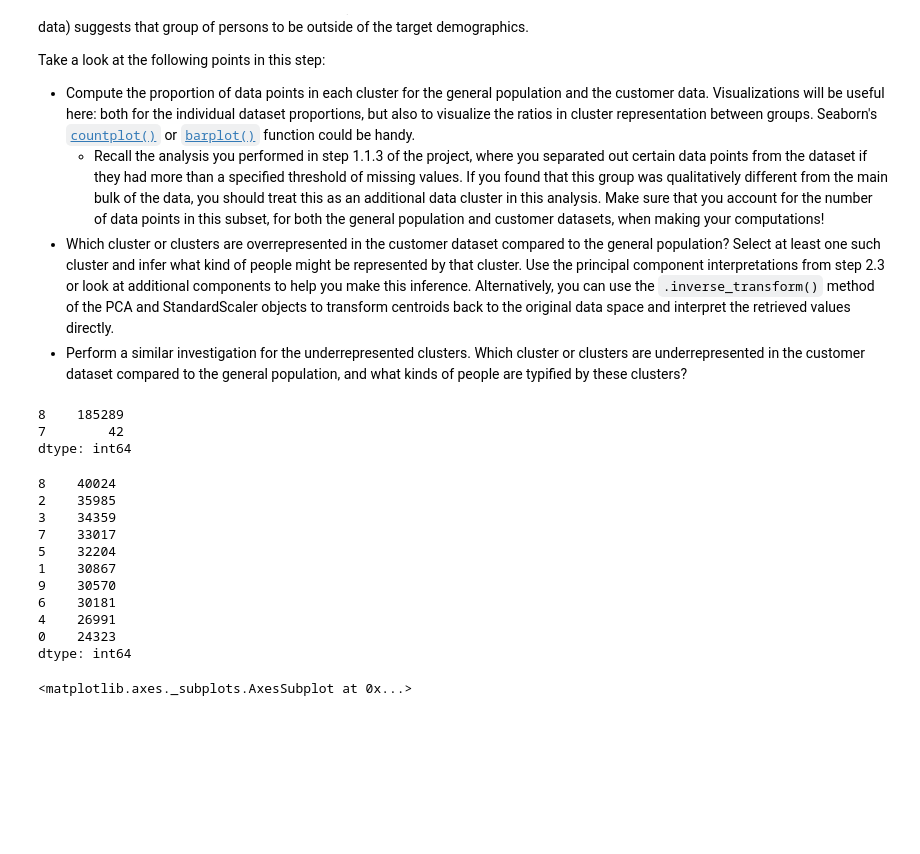
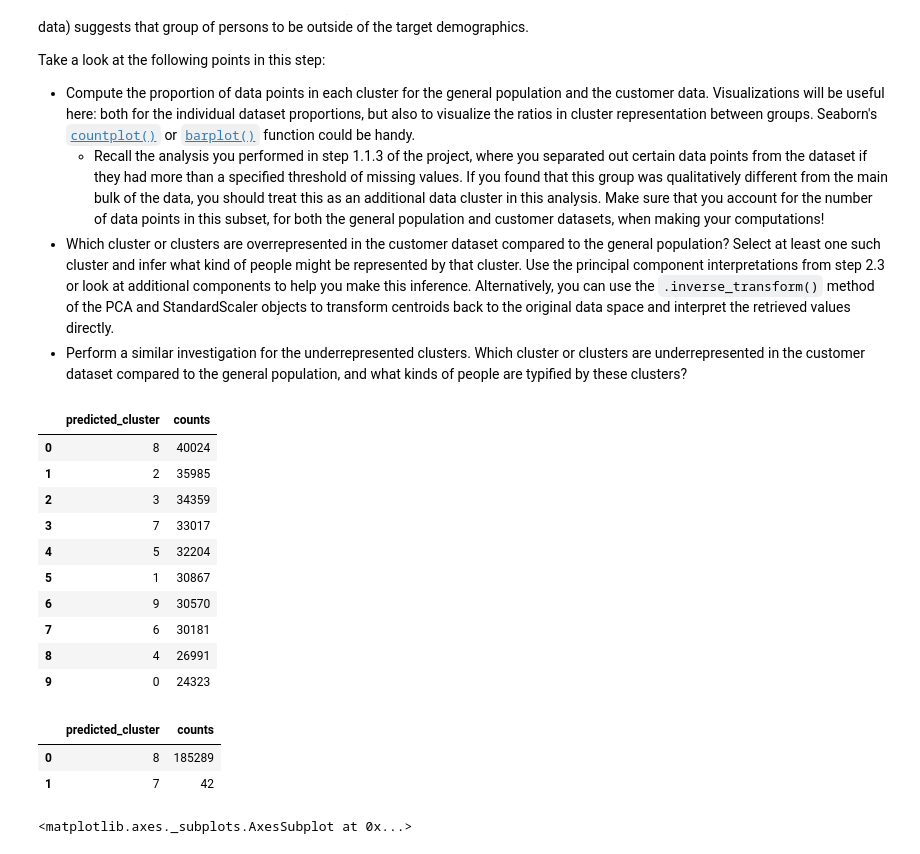
Before and after one commit to jmnickerson05/udacity_identify_customer_segments, a Jupyter notebook: Identify_Customer_Segments.ipynb, the cells around one changed output. Saved outputs shown, nothing was run; the diff lists cells and outputs as text; code cells hidden in the pictures; blank space fills up the shorter version.

```diff
--- a/Identify_Customer_Segments.ipynb
+++ b/Identify_Customer_Segments.ipynb
@@ -908,24 +908,25 @@ Take a look at the following points in this step:
   - Recall the analysis you performed in step 1.1.3 of the project, where you separated out certain data points from the dataset if they had more than a specified threshold of missing values. If you found that this group was qualitatively different from the main bulk of the data, you should treat this as an additional data cluster in this analysis. Make sure that you account for the number of data points in this subset, for both the general population and customer datasets, when making your computations!
 - Which cluster or clusters are overrepresented in the customer dataset compared to the general population? Select at least one such cluster and infer what kind of people might be represented by that cluster. Use the principal component interpretations from step 2.3 or look at additional components to help you make this inference. Alternatively, you can use the `.inverse_transform()` method of the PCA and StandardScaler objects to transform centroids back to the original data space and interpret the retrieved values directly.
 - Perform a similar investigation for the underrepresented clusters. Which cluster or clusters are underrepresented in the customer dataset compared to the general population, and what kinds of people are typified by these clusters?
-# %%
-idisplay(customers.predicted_cluster.value_counts())
-idisplay(azdias.predicted_cluster.value_counts())
-# %% [output]
-8    185289
-7        42
-dtype: int64
-8    40024
-2    35985
-3    34359
-7    33017
-5    32204
-1    30867
-9    30570
-6    30181
-4    26991
-0    24323
-dtype: int64
+# %%
+colmap = {'index': 'predicted_cluster', 0: 'counts'}
+display(azdias.predicted_cluster.value_counts().reset_index().rename(columns=colmap))
+display(customers.predicted_cluster.value_counts().reset_index().rename(columns=colmap))
+# %% [output]
+|  | predicted_cluster | counts |
+| 0 | 8 | 40024 |
+| 1 | 2 | 35985 |
+| 2 | 3 | 34359 |
+| 3 | 7 | 33017 |
+| 4 | 5 | 32204 |
+| 5 | 1 | 30867 |
+| 6 | 9 | 30570 |
+| 7 | 6 | 30181 |
+| 8 | 4 | 26991 |
+| 9 | 0 | 24323 |
+|  | predicted_cluster | counts |
+| 0 | 8 | 185289 |
+| 1 | 7 | 42 |
 # %%
 # Compare the proportion of data in each cluster for the customer data to the
 # proportion of data in each cluster for the general population.
```
